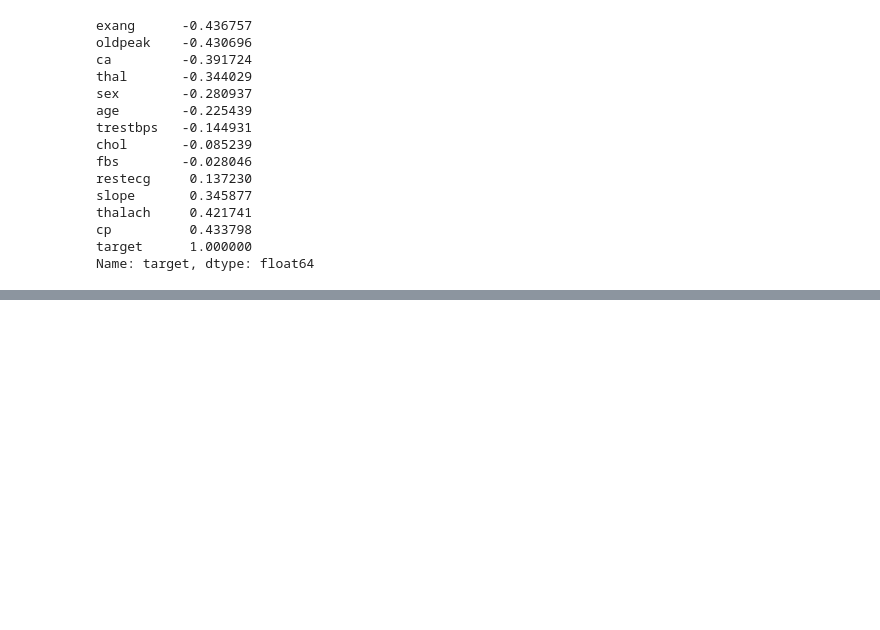
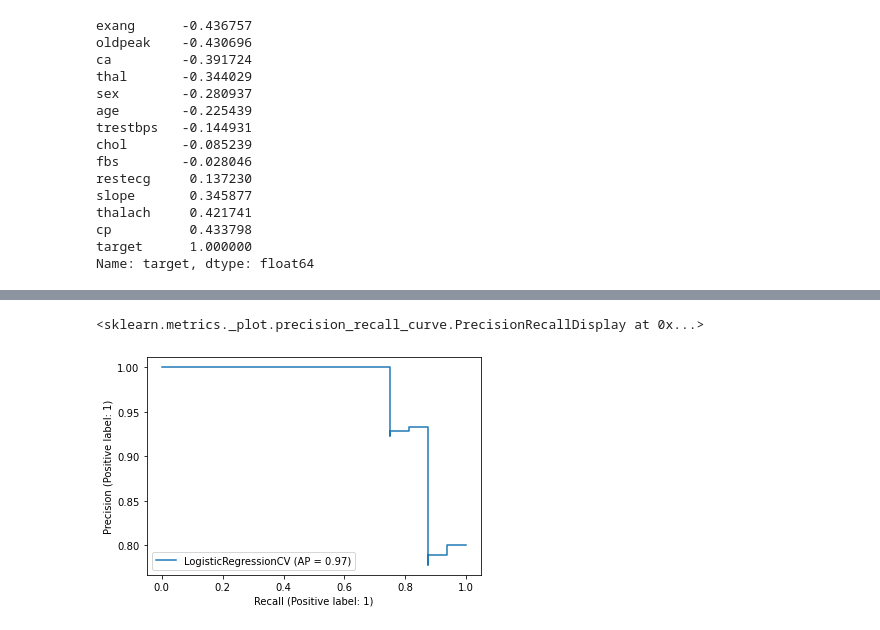
Before and after one commit to proton029/Challenges, a Jupyter notebook: Classify_Heart_diseases_LogisticRegression.ipynb, the cells around one changed output, grey strips where cells are left out. Drawn from its saved outputs; the diff is of its cells as text; code cells hidden in the pictures; blank space fills up the shorter version.

```diff
--- a/Classify_Heart_diseases_LogisticRegression.ipynb
+++ b/Classify_Heart_diseases_LogisticRegression.ipynb
@@ -152,0 +293,5 @@ Name: target, dtype: float64
+# %%
+plot_precision_recall_curve(logModel,X_test_scaled,y_test)
+# %% [output]
+<sklearn.metrics._plot.precision_recall_curve.PrecisionRecallDisplay at 0x...>
+[figure, added]
```
Also changed, not shown: parts of 31 cells of this notebook.
